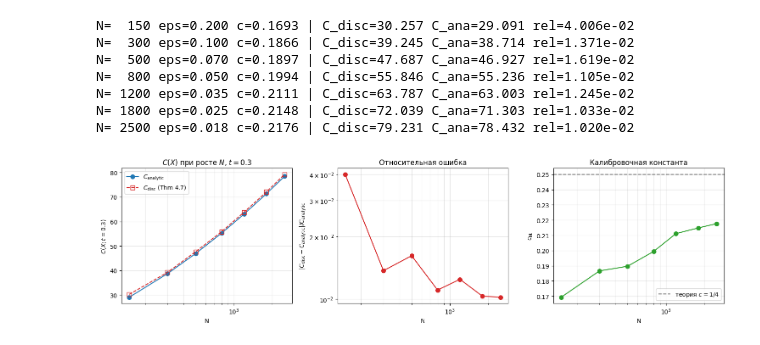
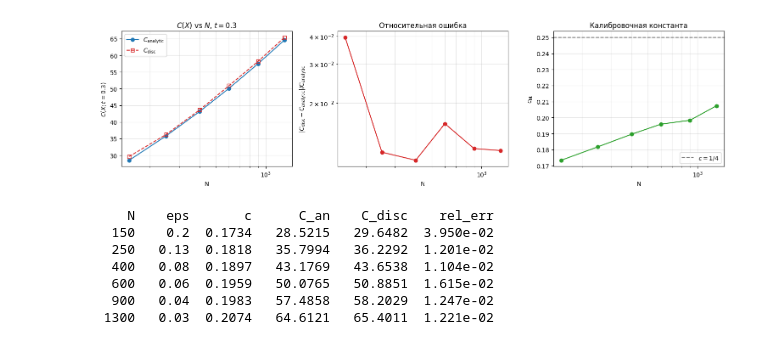
Before and after one commit to intsystems/2026-Project-211, a Jupyter notebook: code/experiments/exp2.ipynb, the cells around one changed output. Drawn from its saved outputs; the diff is of its cells as text; code cells hidden in the pictures.

```diff
--- a/code/experiments/exp2.ipynb
+++ b/code/experiments/exp2.ipynb
@@ -211,53 +248,58 @@ N=800, eps=0.05, c_fit=0.2014
 # %%
 t_fix = 0.3
-configs = [(150, 0.20), (300, 0.10), (500, 0.07), (800, 0.05),
-           (1200, 0.035), (1800, 0.025), (2500, 0.018)]
+configs = [(150, 0.20), (250, 0.13), (400, 0.08), (600, 0.06),
+           (900, 0.04), (1300, 0.03)]
 
-Ns, eps_list, c_fit_list = [], [], []
-C_an_list, C_dc_list = [], []
+Ns, eps_list, c_fit, C_an_list, C_dc_list = [], [], [], [], []
 for N, eps in configs:
-    X = sample_sphere_uniform(N, np.random.default_rng(int(N)))
-    lam, U = thm47_operator(X, eps)
-    c = fit_prefactor(lam)
+    X = sample_sphere_uniform(N, np.random.default_rng(7))
+    L_sym = berry_sauer(X, eps)
+    c = fit_prefactor(L_sym)
+    L_calib = L_sym / c
     K_an = normalise_diag(heat_kernel_S2(X, X, t_fix))
-    K_dc = normalise_diag(discrete_heat_kernel(lam / c, U, t_fix))
-    Ns.append(N); eps_list.append(eps); c_fit_list.append(c)
-    C_an_list.append(complexity(K_an))
-    C_dc_list.append(complexity(K_dc))
-    print(f"N={N:>5} eps={eps:.3f} c={c:.4f} | C_disc={C_dc_list[-1]:.3f} "
-          f"C_ana={C_an_list[-1]:.3f} rel={abs(C_dc_list[-1]-C_an_list[-1])/C_an_list[-1]:.3e}")
-
+    K_dc = normalise_diag(discrete_heat_kernel(L_calib, t_fix))
+    Ns.append(N); eps_list.append(eps); c_fit.append(c)
+    C_an_list.append(complexity(K_an)); C_dc_list.append(complexity(K_dc))
 Ns = np.array(Ns); C_an_list = np.array(C_an_list); C_dc_list = np.array(C_dc_list)
-rel = np.abs(C_dc_list - C_an_list) / C_an_list
 
 fig, axes = plt.subplots(1, 3, figsize=(15, 4.2))
 
 ax = axes[0]
-ax.plot(Ns, C_an_list, 'o-', color='C0', ms=7, label=r'$C_{\mathrm{analytic}}$')
-ax.plot(Ns, C_dc_list, 's--', color='C3', ms=7, mfc='none', label=r'$C_{\mathrm{disc}}$ (Thm 4.7)')
+ax.plot(Ns, C_an_list, 'o-', color='C0', label=r'$C_{\mathrm{analytic}}$')
+ax.plot(Ns, C_dc_list, 's--', color='C3', mfc='none',
+        label=r'$C_{\mathrm{disc}}$')
 ax.set_xscale('log')
 ax.set_xlabel('N'); ax.set_ylabel(fr'$C(X; t={t_fix})$')
-ax.set_title(fr'$C(X)$ при росте $N$, $t={t_fix}$')
+ax.set_title(fr'$C(X)$ vs $N$, $t={t_fix}$')
 ax.legend(); ax.grid(True, alpha=0.3, which='both')
 
 ax = axes[1]
-ax.loglog(Ns, rel, 'o-', color='C3', ms=7)
+ax.plot(Ns, np.abs(C_dc_list - C_an_list) / C_an_list, 'o-', color='C3')
+ax.set_xscale('log'); ax.set_yscale('log')
 ax.set_xlabel('N'); ax.set_ylabel(r'$|C_{\mathrm{disc}}-C_{\mathrm{analytic}}|/C_{\mathrm{analytic}}$')
-ax.set_title('Относительная ошибка'); ax.grid(True, alpha=0.3, which='both')
+ax.set_title('Относительная ошибка')
+ax.grid(True, alpha=0.3, which='both')
 
 ax = axes[2]
-ax.plot(Ns, c_fit_list, 'o-', color='C2', ms=7)
-ax.axhline(0.25, color='k', ls='--', alpha=0.5, label=r'теория $c=1/4$')
+ax.plot(Ns, c_fit, 'o-', color='C2')
+ax.axhline(0.25, color='k', ls='--', alpha=0.5, label=r'$c=1/4$')
 ax.set_xscale('log')
 ax.set_xlabel('N'); ax.set_ylabel(r'$c_{\mathrm{fit}}$')
-ax.set_title('Калибровочная константа'); ax.legend(); ax.grid(True, alpha=0.3, which='both')
+ax.set_title(r'Калибровочная константа')
+ax.legend(); ax.grid(True, alpha=0.3, which='both')
 plt.tight_layout(); plt.show()
+
+print(f"{'N':>5} {'eps':>6} {'c':>7} {'C_an':>9} {'C_disc':>9} {'rel_err':>10}")
+for i, N in enumerate(Ns):
+    print(f"{N:>5} {eps_list[i]:>6} {c_fit[i]:>7.4f} "
+          f"{C_an_list[i]:>9.4f} {C_dc_list[i]:>9.4f} "
+          f"{abs(C_dc_list[i]-C_an_list[i])/C_an_list[i]:>10.3e}")
 # %% [output]
+[figure, new version]
-N=  150 eps=0.200 c=0.1693 | C_disc=30.257 C_ana=29.091 rel=4.006e-02
-N=  300 eps=0.100 c=0.1866 | C_disc=39.245 C_ana=38.714 rel=1.371e-02
-N=  500 eps=0.070 c=0.1897 | C_disc=47.687 C_ana=46.927 rel=1.619e-02
-N=  800 eps=0.050 c=0.1994 | C_disc=55.846 C_ana=55.236 rel=1.105e-02
-N= 1200 eps=0.035 c=0.2111 | C_disc=63.787 C_ana=63.003 rel=1.245e-02
-N= 1800 eps=0.025 c=0.2148 | C_disc=72.039 C_ana=71.303 rel=1.033e-02
-N= 2500 eps=0.018 c=0.2176 | C_disc=79.231 C_ana=78.432 rel=1.020e-02
+    N    eps       c      C_an    C_disc    rel_err
+  150    0.2  0.1734   28.5215   29.6482  3.950e-02
+  250   0.13  0.1818   35.7994   36.2292  1.201e-02
+  400   0.08  0.1897   43.1769   43.6538  1.104e-02
+  600   0.06  0.1959   50.0765   50.8851  1.615e-02
+  900   0.04  0.1983   57.4858   58.2029  1.247e-02
+ 1300   0.03  0.2074   64.6121   65.4011  1.221e-02
-[figure, old version]
```
Also changed, not shown: parts of 18 cells of this notebook.
